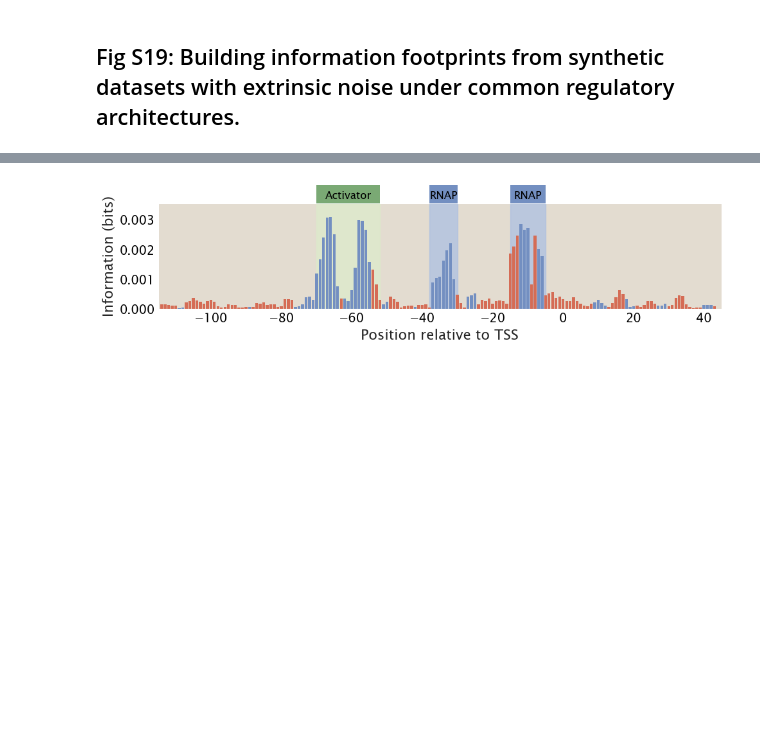
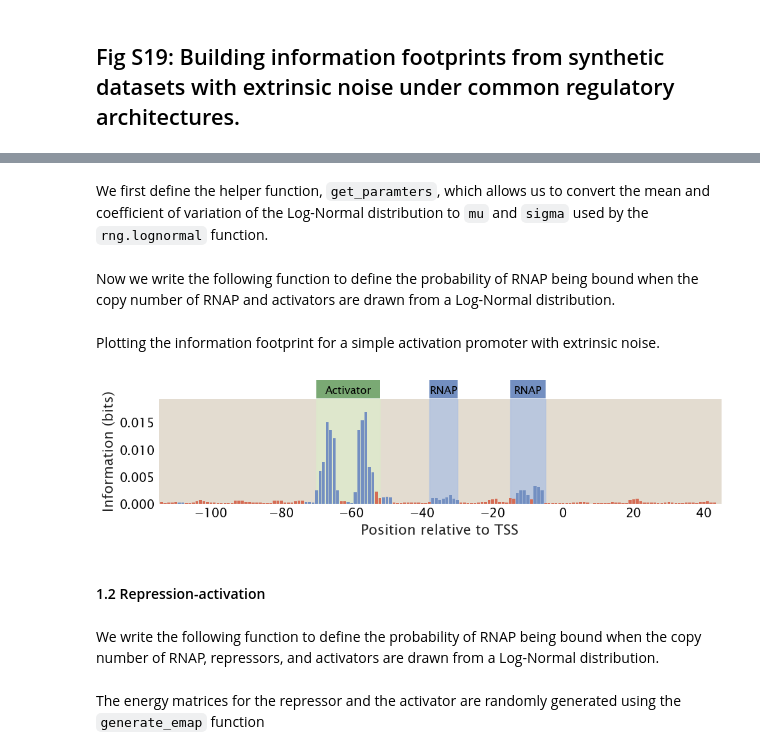
Before and after one commit to RPGroup-PBoC/theoretical_regseq, a Jupyter notebook: SI_notebooks/figS19_extrinsic_noise_all_architectures.ipynb, the cells around one changed output, grey strips where cells are left out. Drawn from its saved outputs; the diff is of its cells as text; code cells hidden in the pictures; blank space fills up the shorter version.

```diff
--- a/SI_notebooks/figS19_extrinsic_noise_all_architectures.ipynb
+++ b/SI_notebooks/figS19_extrinsic_noise_all_architectures.ipynb
@@ -31,5 +37,3 @@ crp_site = 'ATTAATGTGAGTTAGCTCACTCATTA'
 # %%
-# obtained from https://journals.plos.org/ploscompbiol/article/figure?id=10.1371/journal.pcbi.1002811.g002
-
-rnap_emat_raw = np.loadtxt('../data/energy_matrices/RNAP_energy_matrix.txt')
+rnap_emat_raw = np.loadtxt(fdir + 'energy_matrices/RNAP_energy_matrix.txt')
 rnap_emat = tregs.simulate.fix_wt(rnap_emat_raw, rnap_site)
@@ -51,0 +52,4 @@ crp_emat = crp_emat_raw[['par_A', 'par_C', 'par_G', 'par_T']].to_numpy().T * 1.6
+# %%
+crp_emat_raw = pd.read_table(fdir + 'energy_matrices/crp_tau_final_all_26.txt', delim_whitespace=True)
+crp_emat = crp_emat_raw[['par_A', 'par_C', 'par_G', 'par_T']].to_numpy() * 1.62
+crp_emat = tregs.simulate.fix_wt(crp_emat, crp_site).T
@@ -52,2 +60,4 @@ crp_emat = crp_emat_raw[['par_A', 'par_C', 'par_G', 'par_T']].to_numpy().T * 1.6
+# %% [markdown]
+We first define the helper function, `get_paramters`, which allows us to convert the mean and coefficient of variation of the Log-Normal distribution to `mu` and `sigma` used by the `rng.lognormal` function.
 # %%
 def get_parameters(mean, cov):
@@ -55,9 +82,44 @@ def get_parameters(mean, cov):
 	alpha = np.sqrt(np.log(cov**2 + 1)) / np.log(mean)
 	sigma = alpha * np.log(mean)
 	return mu, sigma
+# %% [markdown]
+Now we write the following function to define the probability of RNAP being bound when the copy number of RNAP and activators are drawn from a Log-Normal distribution.
 # %%
 def simact_pbound_with_noise(p_seq, a_seq, n_NS, mean_p, mean_a, p_emat, a_emat,
 							 ep_wt, ea_wt, e_int_pa, cov):
+	"""
+    Simulate the probability of RNAP being bound in the presence of an activator and noise, modeled by log-normal distributions.
+
+    Parameters
+    ----------
+    p_seq : str
+        Sequence of the RNAP binding site.
+    a_seq : str
+        Sequence of the activator binding site.
+    n_NS : float
+        Scaling factor for non-specific binding.
+    mean_p : float
+        Mean copy number of RNAP.
+    mean_a : float
+        Mean copy number of activators.
+    p_emat : array
+        Energy matrix for RNAP.
+    a_emat : array
+        Energy matrix for the activator.
+    ep_wt : float
+        Wild-type binding energy for RNAP.
+    ea_wt : float
+        Wild-type binding energy for the activator.
+    e_int_pa : float
+        Interaction energy between RNAP and the activator.
+    cov : float
+        Coefficient of variation.
+
+    Returns
+    -------
+    float
+        The probability of RNAP being bound.
+    """
 
 	mu_p, sigma_p = get_parameters(mean_p, cov)
 	mu_a, sigma_a = get_parameters(mean_a, cov)
@@ -75,20 +137,26 @@ def simact_pbound_with_noise(p_seq, a_seq, n_NS, mean_p, mean_a, p_emat, a_emat,
 	z[3] = z[1] * z[2] * np.exp(-e_int_pa)
 
 	return (z[1] + z[3]) / np.sum(z)
+# %% [markdown]
+Plotting the information footprint for a simple activation promoter with extrinsic noise.
 # %%
 n_NS = len(genome)
 n_p = 5000
 n_a = 50
 ep_wt = -3
 ea_wt = -13
 e_ap = -10
 cov = 10
 
 df = tregs.simulate.sim(promoter, simact_pbound_with_noise, [rnap_site, crp_site],
 						*[n_NS, n_p, n_a, rnap_emat, crp_emat, ep_wt, ea_wt, e_ap, cov])
 
 region_params = [(-38, -30, 'P', 'RNAP'), (-15, -5, 'P', 'RNAP'), (-70, -52, 'A', 'Activator')]
 tregs.footprint.plot_footprint(promoter, df, region_params,
-                               outfile='../plots/figS19/extrinsic_noise_simact.pdf')
+                               outfile=out_fdir + 'extrinsic_noise_simact.pdf')
 # %% [output]
-[figure, old version]
+[figure, new version]
+# %% [markdown]
+#### 1.2 Repression-activation
+# %% [markdown]
+We write the following function to define the probability of RNAP being bound when the copy number of RNAP, repressors, and activators are drawn from a Log-Normal distribution.
@@ -94,0 +229,2 @@ tregs.footprint.plot_footprint(promoter, df, region_params,
+# %% [markdown]
+The energy matrices for the repressor and the activator are randomly generated using the `generate_emap` function
```
Also changed, not shown: parts of 38 cells of this notebook, 8 other files.
